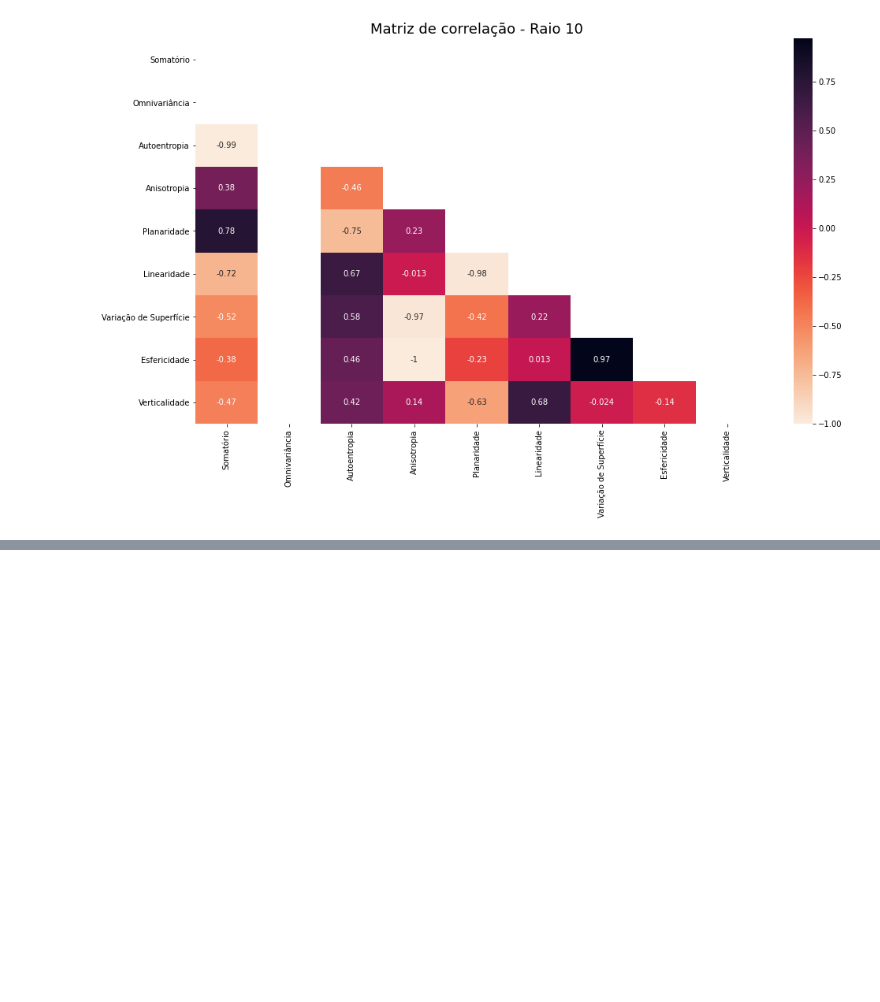
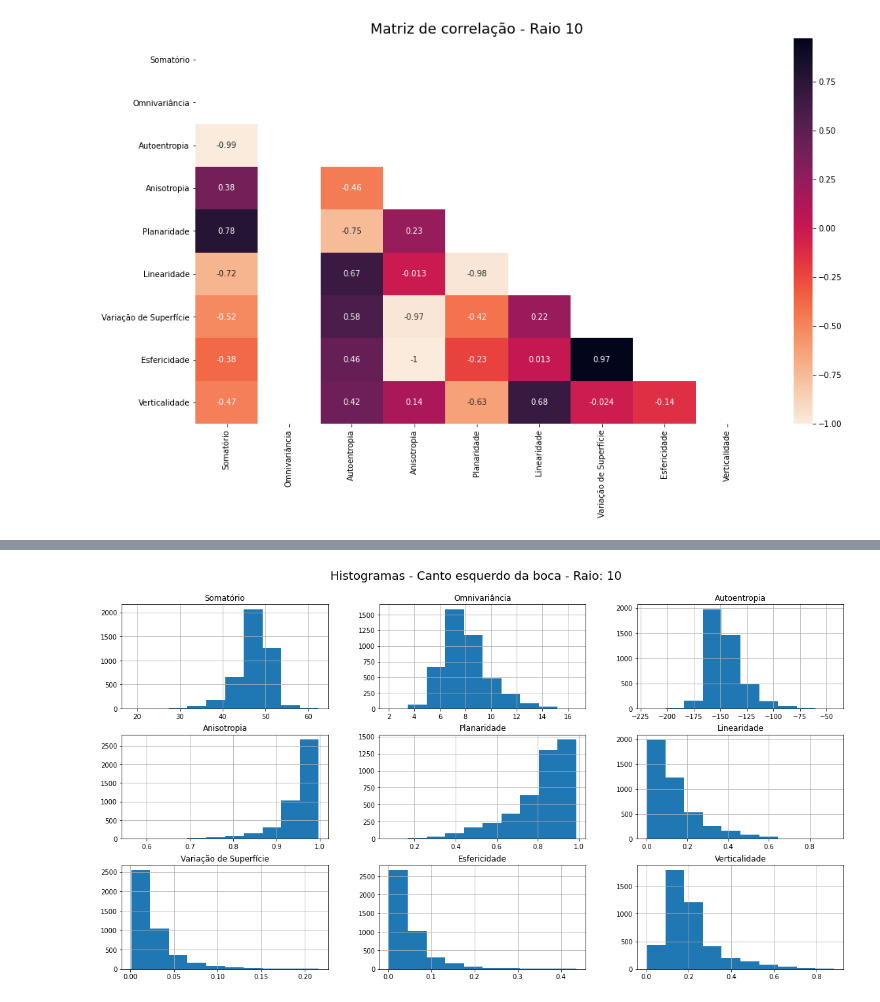
Before and after one commit to thalissonfelipe/landmarks, a Jupyter notebook: Análises da Features da Matriz de Covariância (Raios 10, 15, 20, 25, 30).ipynb, the cells around one changed output, grey strips where cells are left out. Saved outputs shown, nothing was run; the diff lists cells and outputs as text; code cells hidden in the pictures; blank space fills up the shorter version.

```diff
--- a/Análises da Features da Matriz de Covariância (Raios 10, 15, 20, 25, 30).ipynb
+++ b/Análises da Features da Matriz de Covariância (Raios 10, 15, 20, 25, 30).ipynb
@@ -364,0 +414,3 @@ correlation_matrix(dfr10_nt, radius=10)
+# %%
+df_lmc = pd.read_csv('left_mouth_corner.csv', index_col=0)
+df_lmc
@@ -364,0 +431,4 @@ correlation_matrix(dfr10_nt, radius=10)
+# %%
+plot_histograms(df_lmc, point_name='Canto esquerdo da boca', radius=10)
+# %% [output]
+[figure, added]
```
Also changed, not shown: parts of 23 cells of this notebook, 1 other file.
